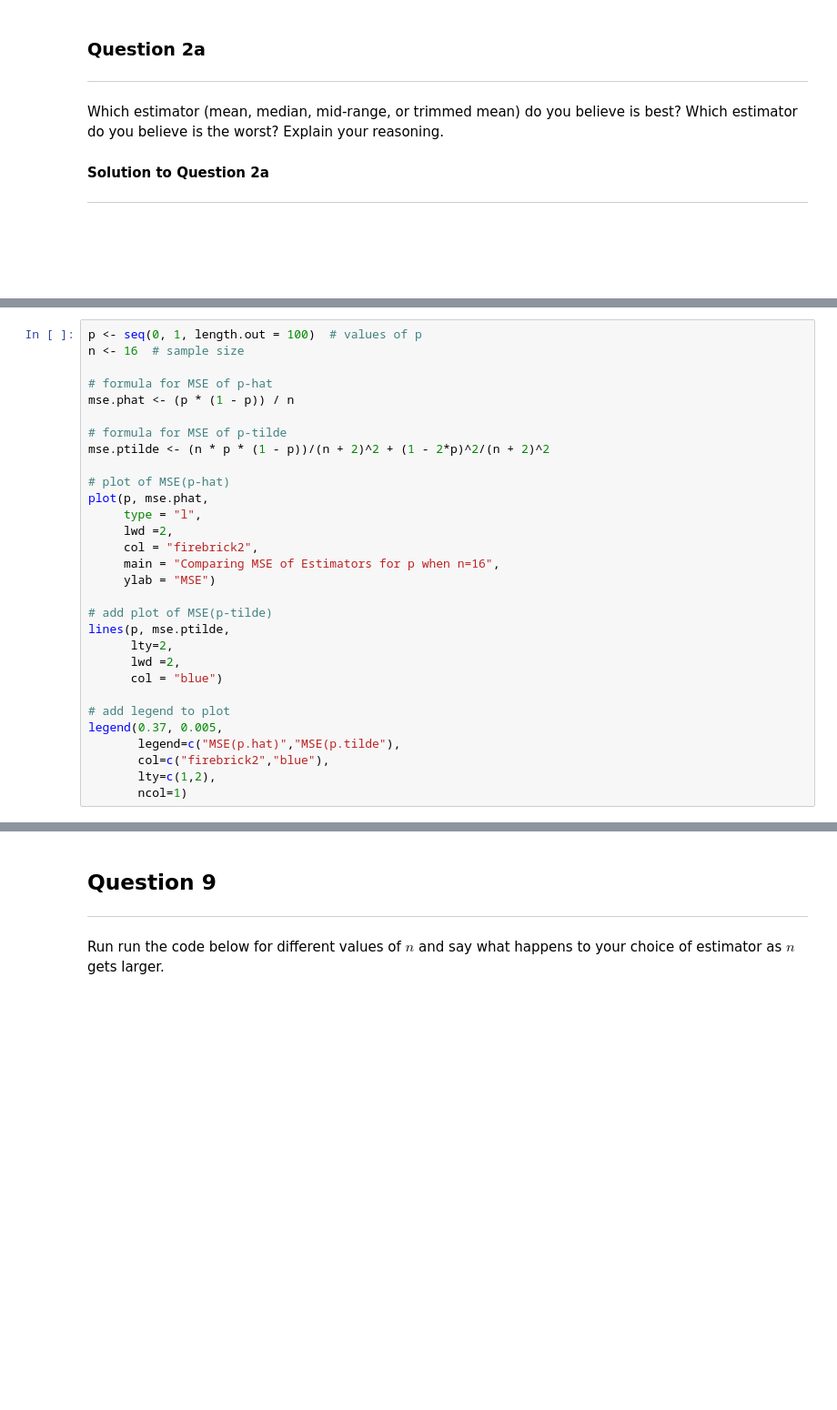
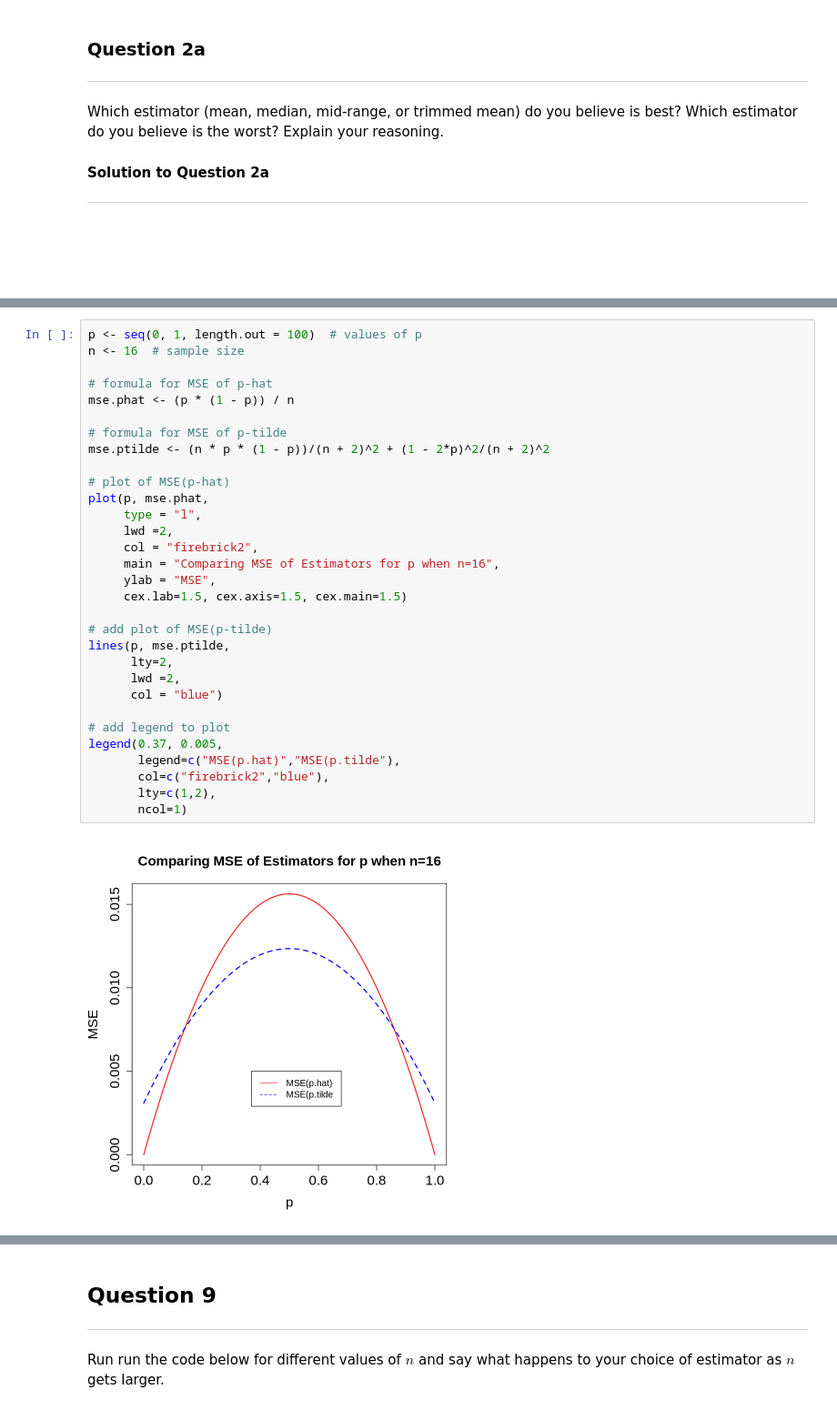
Before and after one commit to CU-Denver-MathStats-OER/Statistical-Theory, a Jupyter notebook: Chap4/15-Properties-Estimators.ipynb, the cells around one changed output, grey strips where cells are left out. Shown at 91% size. Drawn from its saved outputs; the diff is of its cells as text; blank space fills up the shorter version.

```diff
--- a/Chap4/15-Properties-Estimators.ipynb
+++ b/Chap4/15-Properties-Estimators.ipynb
@@ -694,33 +629,36 @@ for $n=16$.
 # %%
 p <- seq(0, 1, length.out = 100)  # values of p
 n <- 16  # sample size
 
 # formula for MSE of p-hat
 mse.phat <- (p * (1 - p)) / n
 
 # formula for MSE of p-tilde
 mse.ptilde <- (n * p * (1 - p))/(n + 2)^2 + (1 - 2*p)^2/(n + 2)^2
 
 # plot of MSE(p-hat)
 plot(p, mse.phat,
      type = "l",
      lwd =2,
      col = "firebrick2",
      main = "Comparing MSE of Estimators for p when n=16",
-     ylab = "MSE")
+     ylab = "MSE",
+     cex.lab=1.5, cex.axis=1.5, cex.main=1.5)
 
 # add plot of MSE(p-tilde)
 lines(p, mse.ptilde,
       lty=2,
       lwd =2,
       col = "blue")
 
 # add legend to plot
 legend(0.37, 0.005,
        legend=c("MSE(p.hat)","MSE(p.tilde"),
        col=c("firebrick2","blue"),
        lty=c(1,2),
        ncol=1)
+# %% [output]
+[figure, added]
 # %% [markdown]
 ## <a name="15q8">Question 8</a>
 
```
Also changed, not shown: parts of 25 cells of this notebook.
